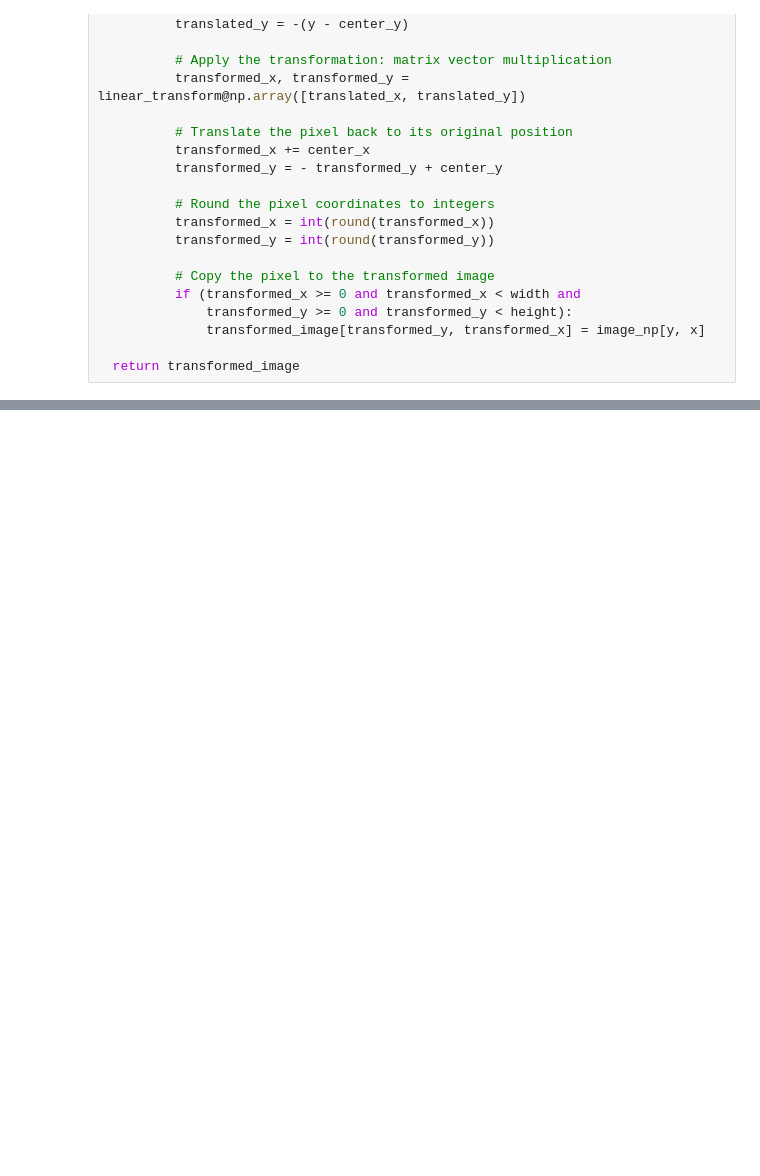
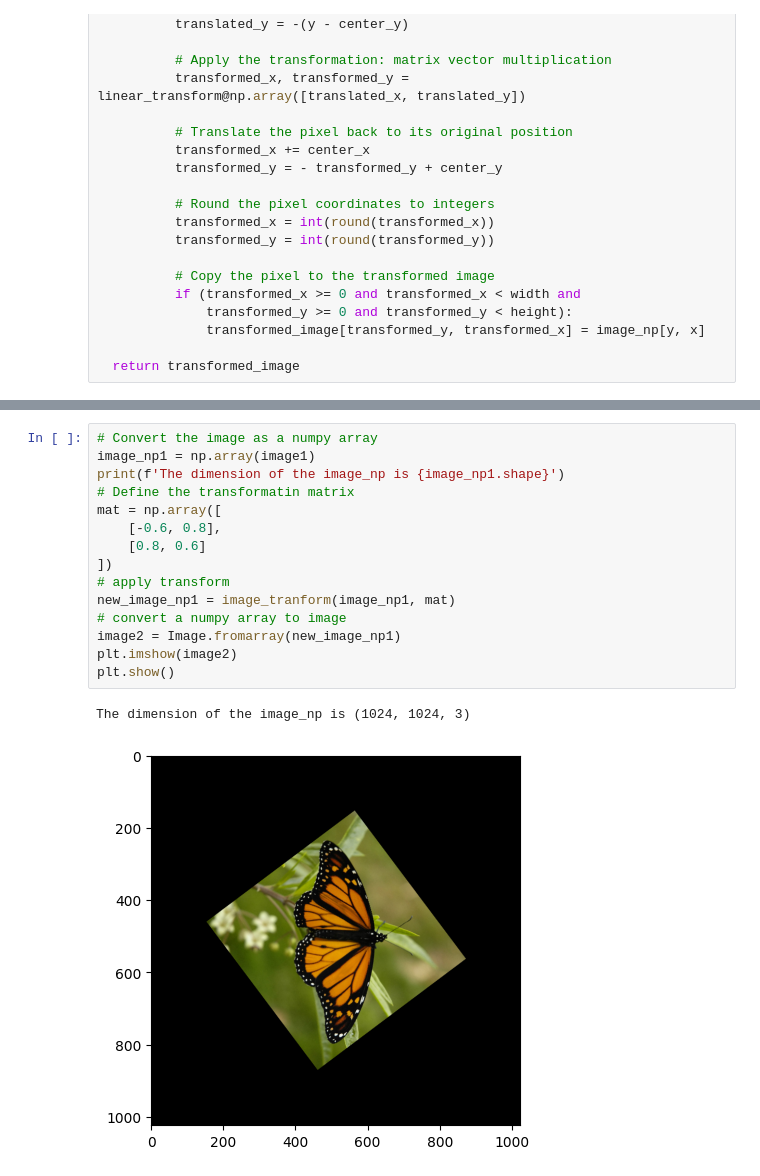
Before and after one commit to Aces22/LinearAlgB24, a Jupyter notebook: src/image_transform_pil.ipynb, the cells around one changed output, grey strips where cells are left out. Cells and saved outputs as stored; diff of their text form; blank space fills up the shorter version.

```diff
--- a/src/image_transform_pil.ipynb
+++ b/src/image_transform_pil.ipynb
@@ -82,0 +83,18 @@ The dimension of the image_np is (1024, 1024, 3)
+# %%
+# Convert the image as a numpy array
+image_np1 = np.array(image1)
+print(f'The dimension of the image_np is {image_np1.shape}')
+# Define the transformatin matrix
+mat = np.array([
+    [-0.6, 0.8],
+    [0.8, 0.6]
+])
+# apply transform
+new_image_np1 = image_tranform(image_np1, mat)
+# convert a numpy array to image
+image2 = Image.fromarray(new_image_np1)
+plt.imshow(image2)
+plt.show()
+# %% [output]
+The dimension of the image_np is (1024, 1024, 3)
+[figure, added]
```
Also changed, not shown: parts of 6 cells of this notebook.
